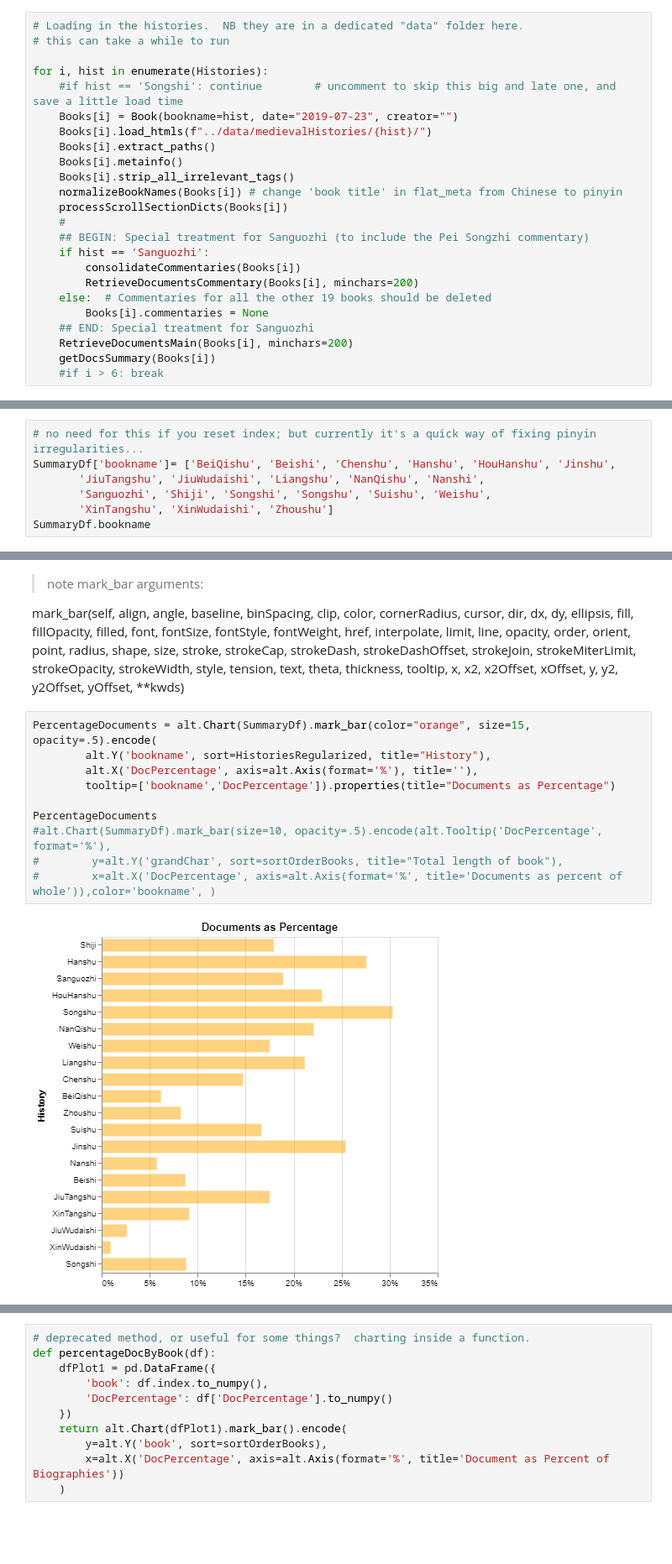
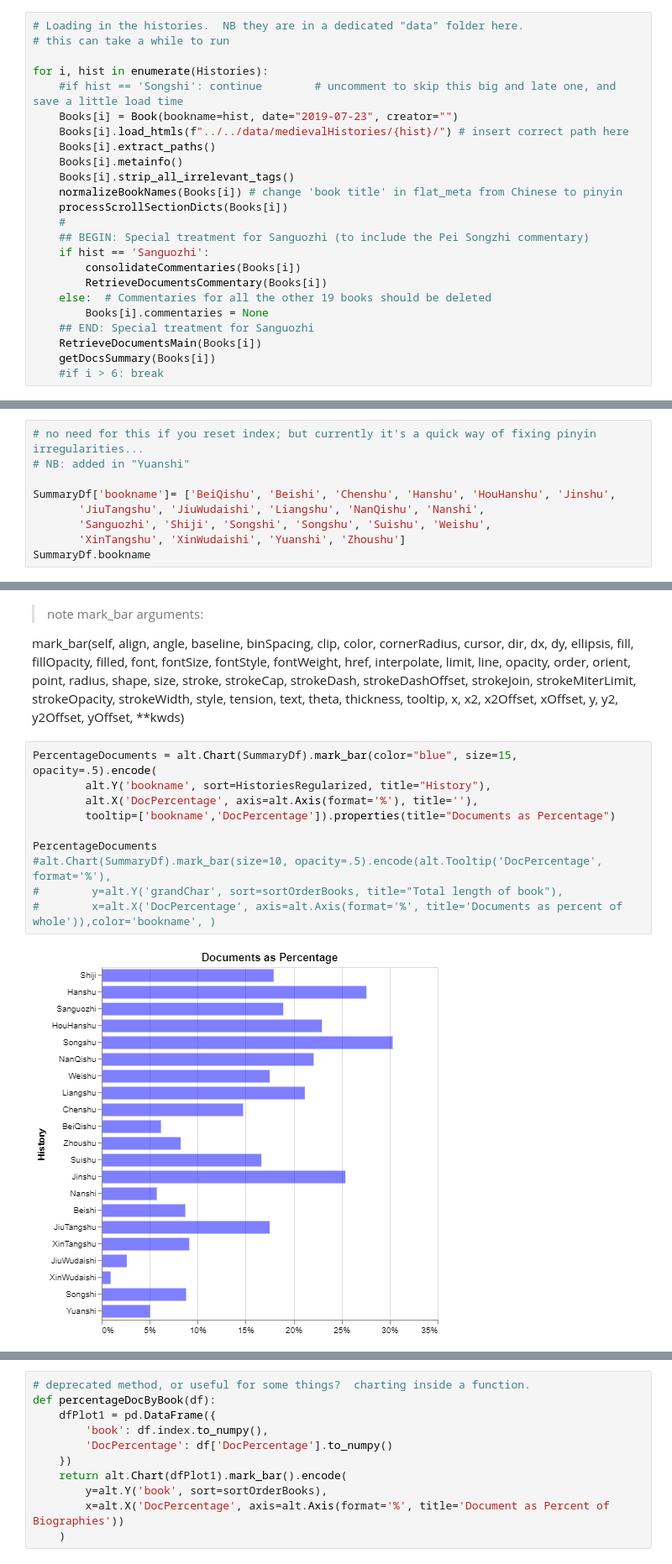
Before and after one commit to Dazera/docanalysis, a Jupyter notebook: DocAnalysis3b.ipynb, the cells around one changed output, grey strips where cells are left out. Shown at 84% size. Saved outputs shown, nothing was run; the diff lists cells and outputs as text; blank space fills up the shorter version.

Commit message:
rerun
reran the notebook, with minor changes, and with Yuanshi added

```diff
--- a/DocAnalysis3b.ipynb
+++ b/DocAnalysis3b.ipynb
@@ -45,7 +46,7 @@ Books = [None] * len(Histories)
 for i, hist in enumerate(Histories):
     #if hist == 'Songshi': continue        # uncomment to skip this big and late one, and save a little load time
     Books[i] = Book(bookname=hist, date="2019-07-23", creator="")
-    Books[i].load_htmls(f"../data/medievalHistories/{hist}/")
+    Books[i].load_htmls(f"../../data/medievalHistories/{hist}/") # insert correct path here
     Books[i].extract_paths()
     Books[i].metainfo()
     Books[i].strip_all_irrelevant_tags()
@@ -55,10 +56,10 @@ for i, hist in enumerate(Histories):
     ## BEGIN: Special treatment for Sanguozhi (to include the Pei Songzhi commentary)
     if hist == 'Sanguozhi':
         consolidateCommentaries(Books[i])
-        RetrieveDocumentsCommentary(Books[i], minchars=200)
+        RetrieveDocumentsCommentary(Books[i])
     else:  # Commentaries for all the other 19 books should be deleted
         Books[i].commentaries = None
     ## END: Special treatment for Sanguozhi
-    RetrieveDocumentsMain(Books[i], minchars=200)
+    RetrieveDocumentsMain(Books[i])
     getDocsSummary(Books[i])
     #if i > 6: break
@@ -383,10 +432,12 @@ type(SummaryDf.qDocsCharC[1])
 numpy.float64
 # %%
 # no need for this if you reset index; but currently it's a quick way of fixing pinyin irregularities...
+# NB: added in "Yuanshi"
+
 SummaryDf['bookname']= ['BeiQishu', 'Beishi', 'Chenshu', 'Hanshu', 'HouHanshu', 'Jinshu',
        'JiuTangshu', 'JiuWudaishi', 'Liangshu', 'NanQishu', 'Nanshi',
        'Sanguozhi', 'Shiji', 'Songshi', 'Songshu', 'Suishu', 'Weishu',
-       'XinTangshu', 'XinWudaishi', 'Zhoushu']
+       'XinTangshu', 'XinWudaishi', 'Yuanshi', 'Zhoushu']
 SummaryDf.bookname
 # %% [output]
 book
@@ -472,17 +523,17 @@ EncodingSortField({
 
 mark_bar(self, align, angle, baseline, binSpacing, clip, color, cornerRadius, cursor, dir, dx, dy, ellipsis, fill, fillOpacity, filled, font, fontSize, fontStyle, fontWeight, href, interpolate, limit, line, opacity, order, orient, point, radius, shape, size, stroke, strokeCap, strokeDash, strokeDashOffset, strokeJoin, strokeMiterLimit, strokeOpacity, strokeWidth, style, tension, text, theta, thickness, tooltip, x, x2, x2Offset, xOffset, y, y2, y2Offset, yOffset, **kwds)
 # %%
-PercentageDocuments = alt.Chart(SummaryDf).mark_bar(color="orange", size=15, opacity=.5).encode(
+PercentageDocuments = alt.Chart(SummaryDf).mark_bar(color="blue", size=15, opacity=.5).encode(
         alt.Y('bookname', sort=HistoriesRegularized, title="History"),
         alt.X('DocPercentage', axis=alt.Axis(format='%'), title=''),
         tooltip=['bookname','DocPercentage']).properties(title="Documents as Percentage")
 
 PercentageDocuments
 #alt.Chart(SummaryDf).mark_bar(size=10, opacity=.5).encode(alt.Tooltip('DocPercentage', format='%'),
 #        y=alt.Y('grandChar', sort=sortOrderBooks, title="Total length of book"),
 #        x=alt.X('DocPercentage', axis=alt.Axis(format='%', title='Documents as percent of whole')),color='bookname', )
 # %% [output]
-[figure, old version]
+[figure, new version]
 # %%
 # first try, superceded by following cell.  Trying out `alt.repeat`.
 
```
Also changed, not shown: parts of 39 cells of this notebook.
